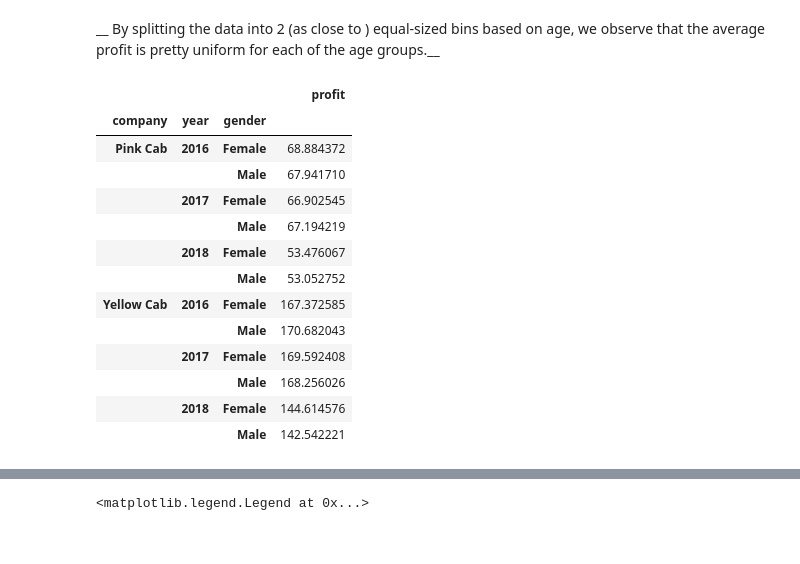
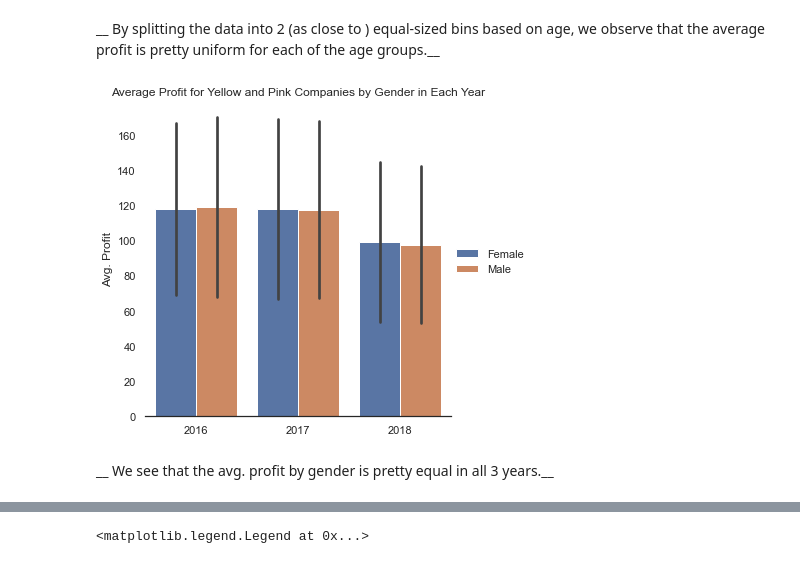
Before and after one commit to udbhavbalaji/G2M-Cab-Investment, a Jupyter notebook: G2M-EDA.ipynb, the cells around one changed output, grey strips where cells are left out. Saved outputs shown, nothing was run; the diff lists cells and outputs as text; code cells hidden in the pictures.

```diff
--- a/G2M-EDA.ipynb
+++ b/G2M-EDA.ipynb
@@ -302,24 +274,17 @@ age_level
 Name: profit, dtype: float64
 # %% [markdown]
 __ By splitting the data into 2 (as close to ) equal-sized bins based on age, we observe that the average profit is pretty uniform for each of the age groups.__
-# %%
-gender_distribution = pd.pivot_table(df, values=['profit'], index=['company','year','gender'],  aggfunc=np.mean)
-gender_distribution
-# %% [output]
-|  |  |  | profit |
-| company | year | gender |  |
-| Pink Cab | 2016 | Female | 68.884372 |
-|  |  | Male | 67.941710 |
-|  | 2017 | Female | 66.902545 |
-|  |  | Male | 67.194219 |
-|  | 2018 | Female | 53.476067 |
-|  |  | Male | 53.052752 |
-| Yellow Cab | 2016 | Female | 167.372585 |
-|  |  | Male | 170.682043 |
-|  | 2017 | Female | 169.592408 |
-|  |  | Male | 168.256026 |
-|  | 2018 | Female | 144.614576 |
-|  |  | Male | 142.542221 |
+# %%
+gender_distribution = pd.pivot_table(df, values=['profit'], index=['company','year','gender'],  aggfunc=np.mean).reset_index()
+g = sns.catplot(x='year', y='profit', hue='gender', data=gender_distribution, kind='bar')
+plt.title('Average Profit for Yellow and Pink Companies by Gender in Each Year')
+g.despine(left=True)
+g.set_axis_labels('','Avg. Profit')
+g.legend.set_title('')
+# %% [output]
+[figure, added]
+# %% [markdown]
+__ We see that the avg. profit by gender is pretty equal in all 3 years.__
 # %%
 # Stacked barplot for the holidays (number of rides)
 total = df.groupby('Holiday').profit.count().reset_index()
```
Also changed, not shown: parts of 14 cells of this notebook.
